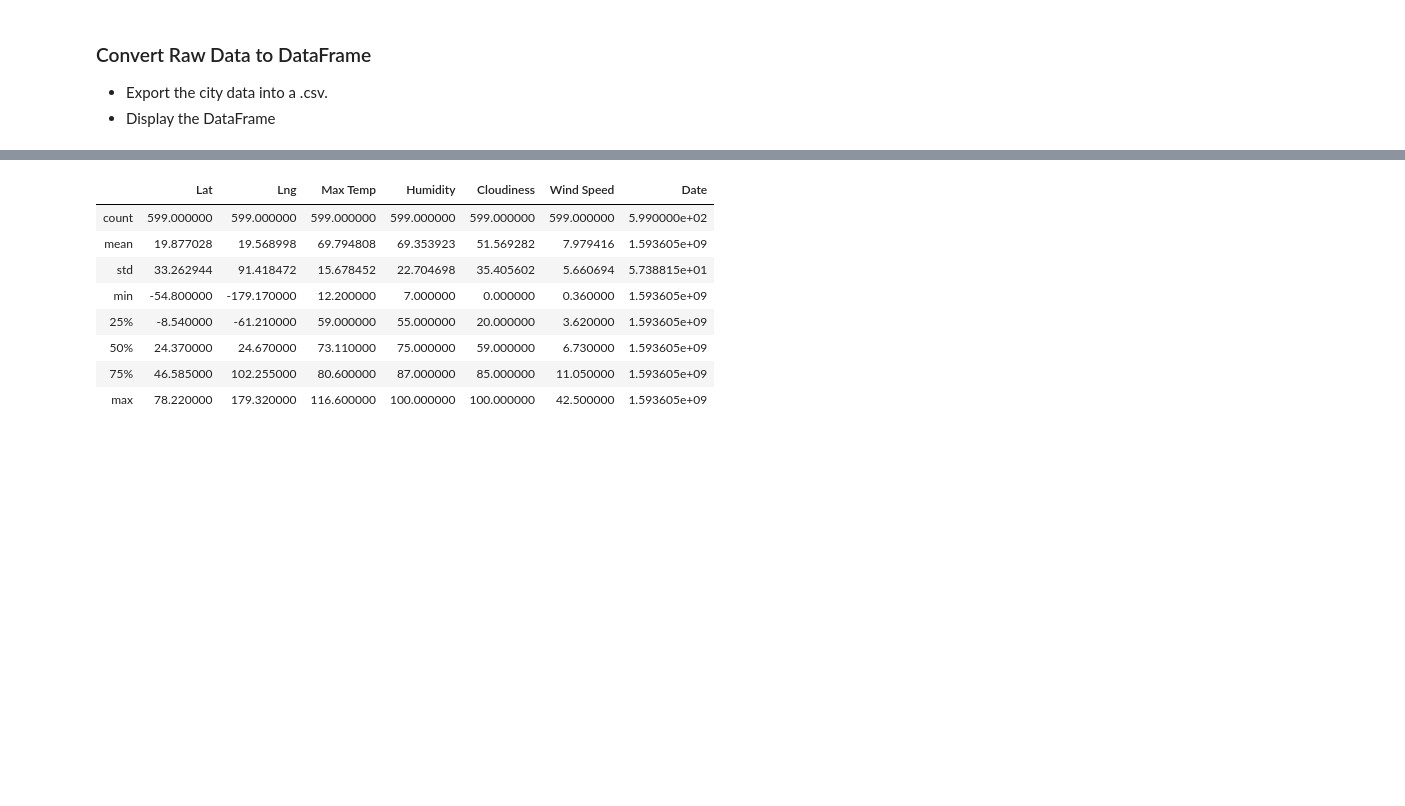
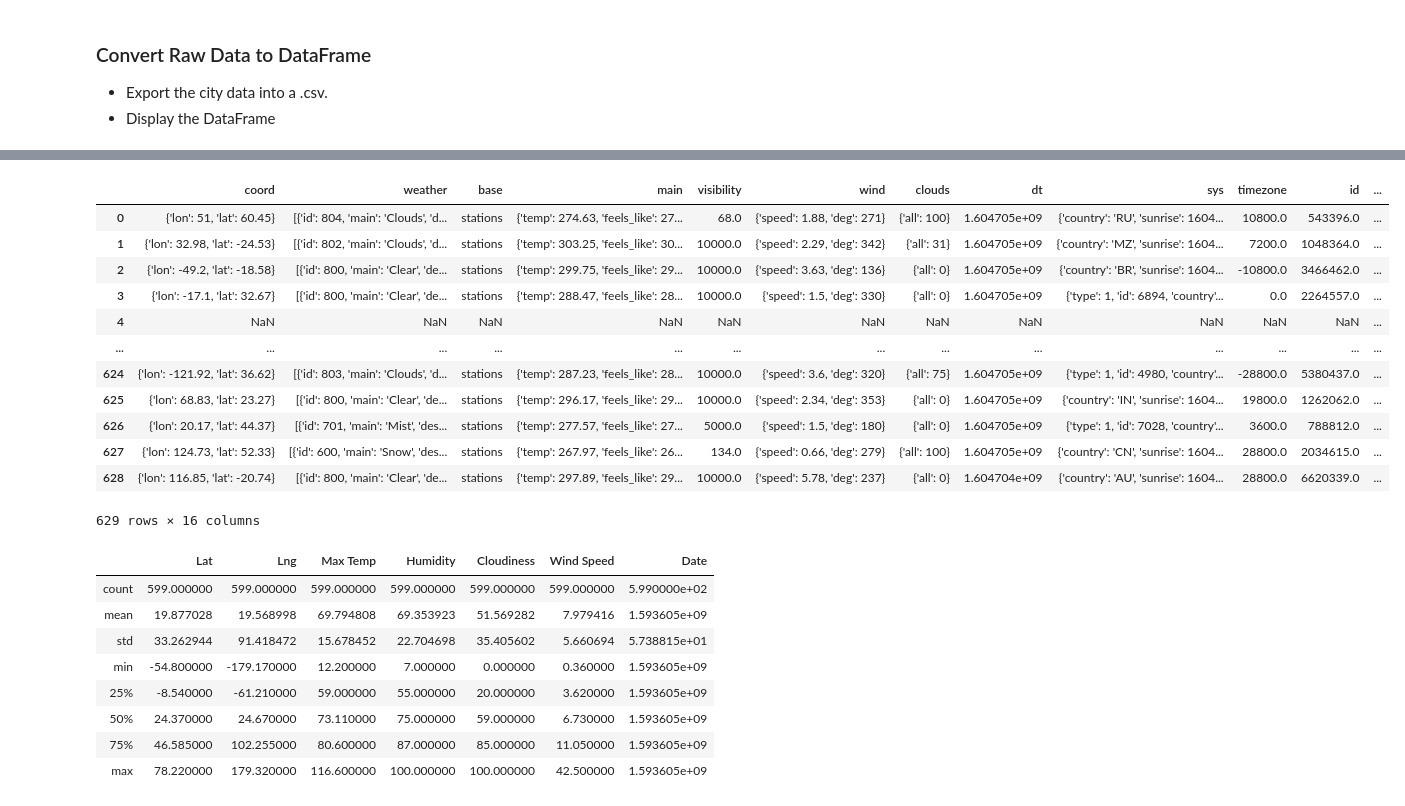
Before and after one commit to Wes90/Python-api-challenge, a Jupyter notebook: WeatherPy/WeatherPy.ipynb, the cells around one changed output, grey strips where cells are left out. Saved outputs shown, nothing was run; the diff lists cells and outputs as text; code cells hidden in the pictures; blank space fills up the shorter version.

```diff
--- a/WeatherPy/WeatherPy.ipynb
+++ b/WeatherPy/WeatherPy.ipynb
@@ -74,0 +59,28 @@ Data Retrieval Complete
+# %%
+#mock_city = 0
+city_name = []
+city = []
+lat = []
+long = []
+max_temp = []
+humidity = []
+cloudiness = []
+country = []
+date = []
+
+
+url = "http://api.openweathermap.org/data/2.5/weather?"
+
+query_url = url + "appid=" + weather_api_key + "&q="
+
+for x in range(len(cities)):
+    print(x,cities[x])
+    city_response = requests.get(query_url + cities[x]).json()
+    try:
+
+    city_name.append(city_response['name'])
+    #use try and except for name ()
+    city.append(city_response['coord']['lat'])
+
+print(city_name)
+print(city)
@@ -87,3 +123,20 @@ Data Retrieval Complete
+# %%
+city_df = pd.DataFrame.(city_name['name':] )
+city_df
+# %% [output]
+|  | coord | weather | base | main | visibility | wind | clouds | dt | sys | timezone | id | ... |
+| 0 | {'lon': 51, 'lat': 60.45} | [{'id': 804, 'main': 'Clouds', 'd... | stations | {'temp': 274.63, 'feels_like': 27... | 68.0 | {'speed': 1.88, 'deg': 271} | {'all': 100} | 1.604705e+09 | {'country': 'RU', 'sunrise': 1604... | 10800.0 | 543396.0 | ... |
+| 1 | {'lon': 32.98, 'lat': -24.53} | [{'id': 802, 'main': 'Clouds', 'd... | stations | {'temp': 303.25, 'feels_like': 30... | 10000.0 | {'speed': 2.29, 'deg': 342} | {'all': 31} | 1.604705e+09 | {'country': 'MZ', 'sunrise': 1604... | 7200.0 | 1048364.0 | ... |
+| 2 | {'lon': -49.2, 'lat': -18.58} | [{'id': 800, 'main': 'Clear', 'de... | stations | {'temp': 299.75, 'feels_like': 29... | 10000.0 | {'speed': 3.63, 'deg': 136} | {'all': 0} | 1.604705e+09 | {'country': 'BR', 'sunrise': 1604... | -10800.0 | 3466462.0 | ... |
+| 3 | {'lon': -17.1, 'lat': 32.67} | [{'id': 800, 'main': 'Clear', 'de... | stations | {'temp': 288.47, 'feels_like': 28... | 10000.0 | {'speed': 1.5, 'deg': 330} | {'all': 0} | 1.604705e+09 | {'type': 1, 'id': 6894, 'country'... | 0.0 | 2264557.0 | ... |
+| 4 | NaN | NaN | NaN | NaN | NaN | NaN | NaN | NaN | NaN | NaN | NaN | ... |
+| ... | ... | ... | ... | ... | ... | ... | ... | ... | ... | ... | ... | ... |
+| 624 | {'lon': -121.92, 'lat': 36.62} | [{'id': 803, 'main': 'Clouds', 'd... | stations | {'temp': 287.23, 'feels_like': 28... | 10000.0 | {'speed': 3.6, 'deg': 320} | {'all': 75} | 1.604705e+09 | {'type': 1, 'id': 4980, 'country'... | -28800.0 | 5380437.0 | ... |
+| 625 | {'lon': 68.83, 'lat': 23.27} | [{'id': 800, 'main': 'Clear', 'de... | stations | {'temp': 296.17, 'feels_like': 29... | 10000.0 | {'speed': 2.34, 'deg': 353} | {'all': 0} | 1.604705e+09 | {'country': 'IN', 'sunrise': 1604... | 19800.0 | 1262062.0 | ... |
+| 626 | {'lon': 20.17, 'lat': 44.37} | [{'id': 701, 'main': 'Mist', 'des... | stations | {'temp': 277.57, 'feels_like': 27... | 5000.0 | {'speed': 1.5, 'deg': 180} | {'all': 0} | 1.604705e+09 | {'type': 1, 'id': 7028, 'country'... | 3600.0 | 788812.0 | ... |
+| 627 | {'lon': 124.73, 'lat': 52.33} | [{'id': 600, 'main': 'Snow', 'des... | stations | {'temp': 267.97, 'feels_like': 26... | 134.0 | {'speed': 0.66, 'deg': 279} | {'all': 100} | 1.604705e+09 | {'country': 'CN', 'sunrise': 1604... | 28800.0 | 2034615.0 | ... |
+| 628 | {'lon': 116.85, 'lat': -20.74} | [{'id': 800, 'main': 'Clear', 'de... | stations | {'temp': 297.89, 'feels_like': 29... | 10000.0 | {'speed': 5.78, 'deg': 237} | {'all': 0} | 1.604704e+09 | {'country': 'AU', 'sunrise': 1604... | 28800.0 | 6620339.0 | ... |
+629 rows × 16 columns
 # %%
 # %% [output]
 |  | Lat | Lng | Max Temp | Humidity | Cloudiness | Wind Speed | Date |
```
Also changed, not shown: parts of 6 cells of this notebook.
